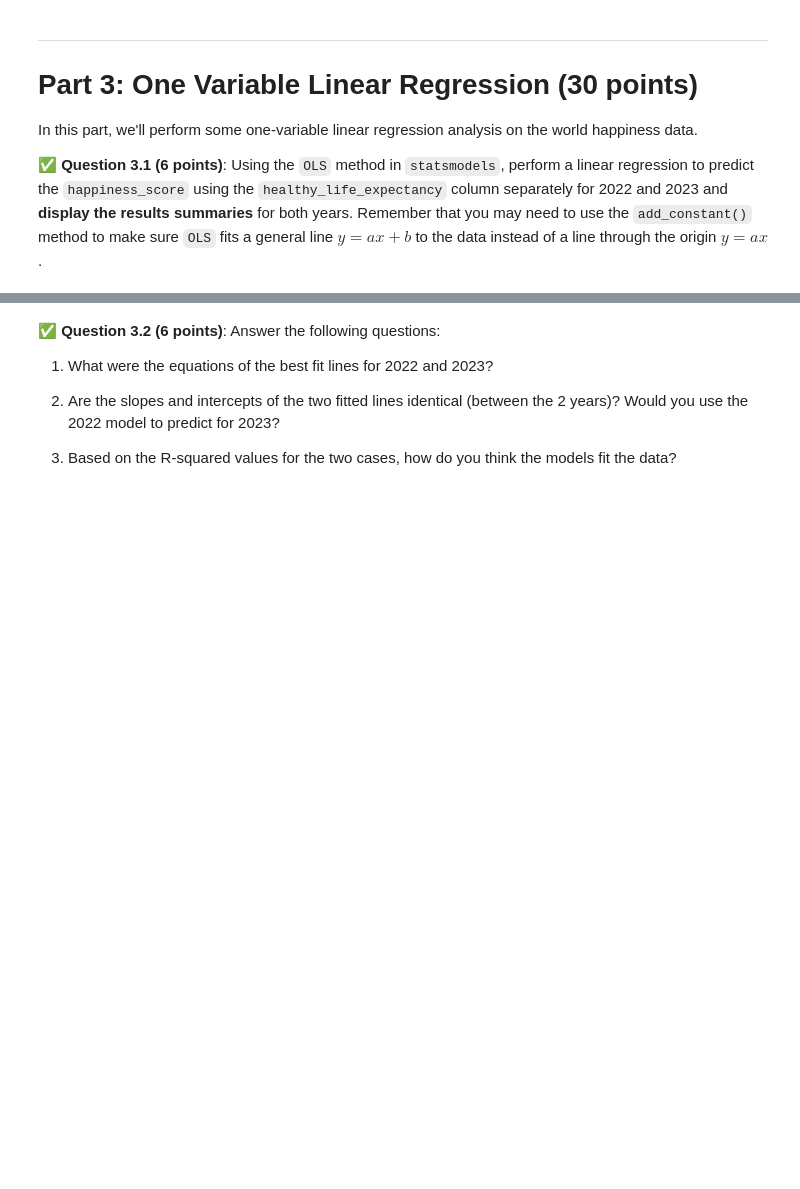
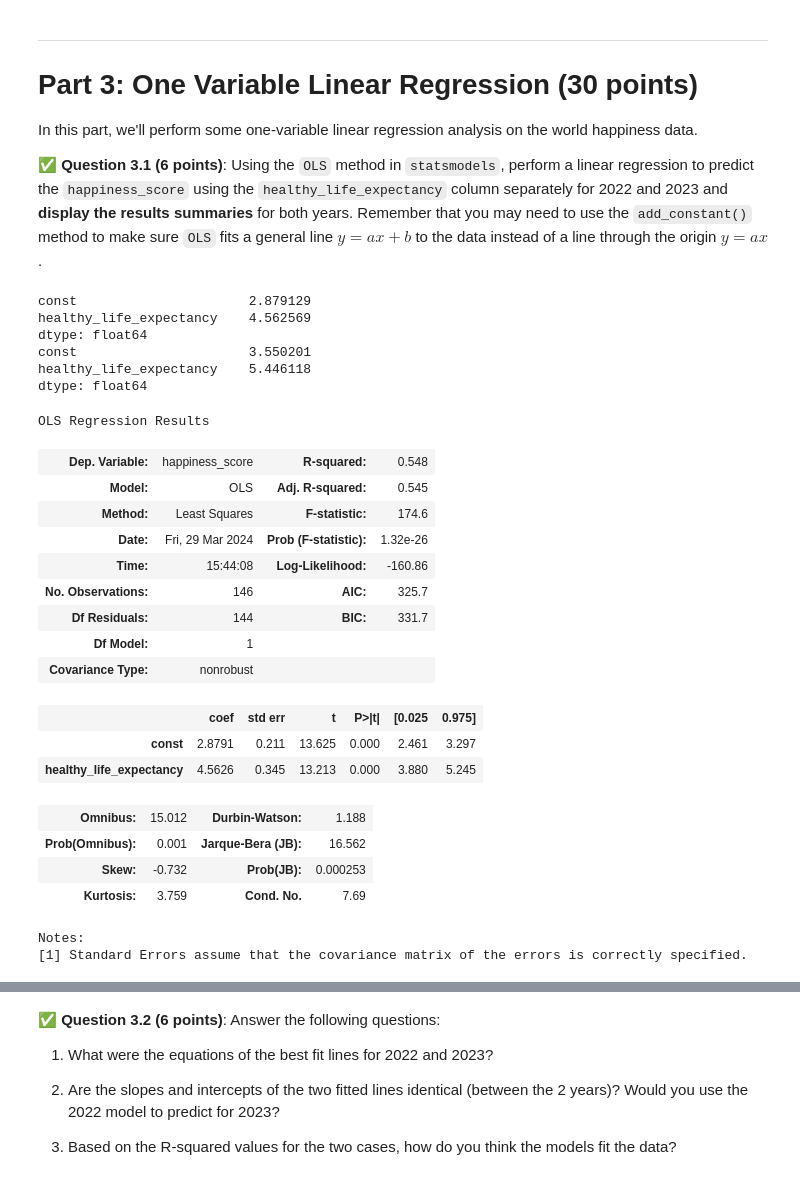
Before and after one commit to interlic/CMSE202, a Jupyter notebook: hw-03/HW-03_Regression-S24-STUDENT.ipynb, the cells around one changed output, grey strips where cells are left out. Saved outputs shown, nothing was run; the diff lists cells and outputs as text; code cells hidden in the pictures; blank space fills up the shorter version.

```diff
--- a/hw-03/HW-03_Regression-S24-STUDENT.ipynb
+++ b/hw-03/HW-03_Regression-S24-STUDENT.ipynb
@@ -155,0 +156,43 @@ In this part, we'll perform some one-variable linear regression analysis on the
+# %%
+# Put your code here
+X_22 = data_22["healthy_life_expectancy"]
+X_23 = data_23["healthy_life_expectancy"]
+Y_22 = data_22["happiness_score"]
+Y_23 = data_23["happiness_score"]
+X_22 = sm.add_constant(X_22)
+X_23 = sm.add_constant(X_23)
+model_22 = sm.OLS(Y_22,X_22)
+model_23 = sm.OLS(Y_23,X_23)
+results_22 = model_22.fit()
+results_23 = model_23.fit()
+print(results_22.params)
+print(results_23.params)
+# %% [output]
+const                      2.879129
+healthy_life_expectancy    4.562569
+dtype: float64
+const                      3.550201
+healthy_life_expectancy    5.446118
+dtype: float64
+# %%
+results_22.summary()
+# %% [output]
+OLS Regression Results
+| Dep. Variable: | happiness_score | R-squared: | 0.548 |
+| Model: | OLS | Adj. R-squared: | 0.545 |
+| Method: | Least Squares | F-statistic: | 174.6 |
+| Date: | Fri, 29 Mar 2024 | Prob (F-statistic): | 1.32e-26 |
+| Time: | 15:44:08 | Log-Likelihood: | -160.86 |
+| No. Observations: | 146 | AIC: | 325.7 |
+| Df Residuals: | 144 | BIC: | 331.7 |
+| Df Model: | 1 |  |  |
+| Covariance Type: | nonrobust |  |  |
+|  | coef | std err | t | P>|t| | [0.025 | 0.975] |
+| const | 2.8791 | 0.211 | 13.625 | 0.000 | 2.461 | 3.297 |
+| healthy_life_expectancy | 4.5626 | 0.345 | 13.213 | 0.000 | 3.880 | 5.245 |
+| Omnibus: | 15.012 | Durbin-Watson: | 1.188 |
+| Prob(Omnibus): | 0.001 | Jarque-Bera (JB): | 16.562 |
+| Skew: | -0.732 | Prob(JB): | 0.000253 |
+| Kurtosis: | 3.759 | Cond. No. | 7.69 |
+Notes:
+[1] Standard Errors assume that the covariance matrix of the errors is correctly specified.
```
Also changed, not shown: parts of 13 cells of this notebook.
